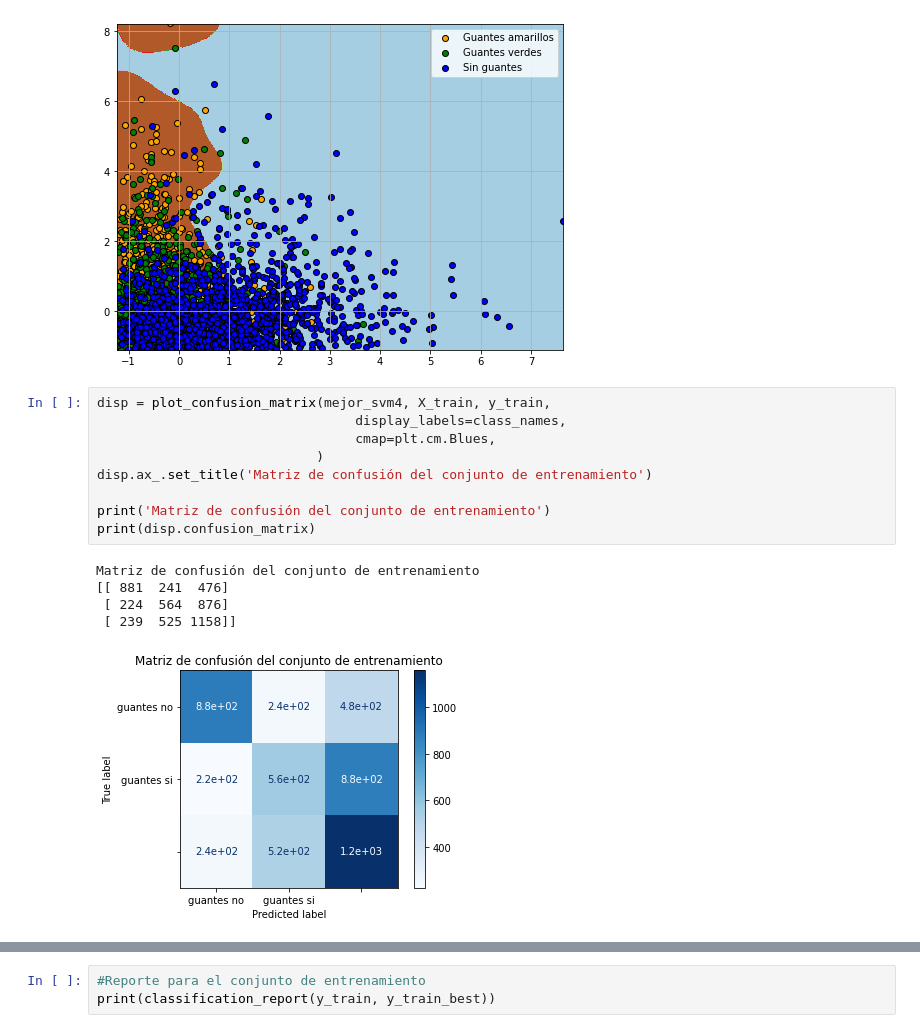
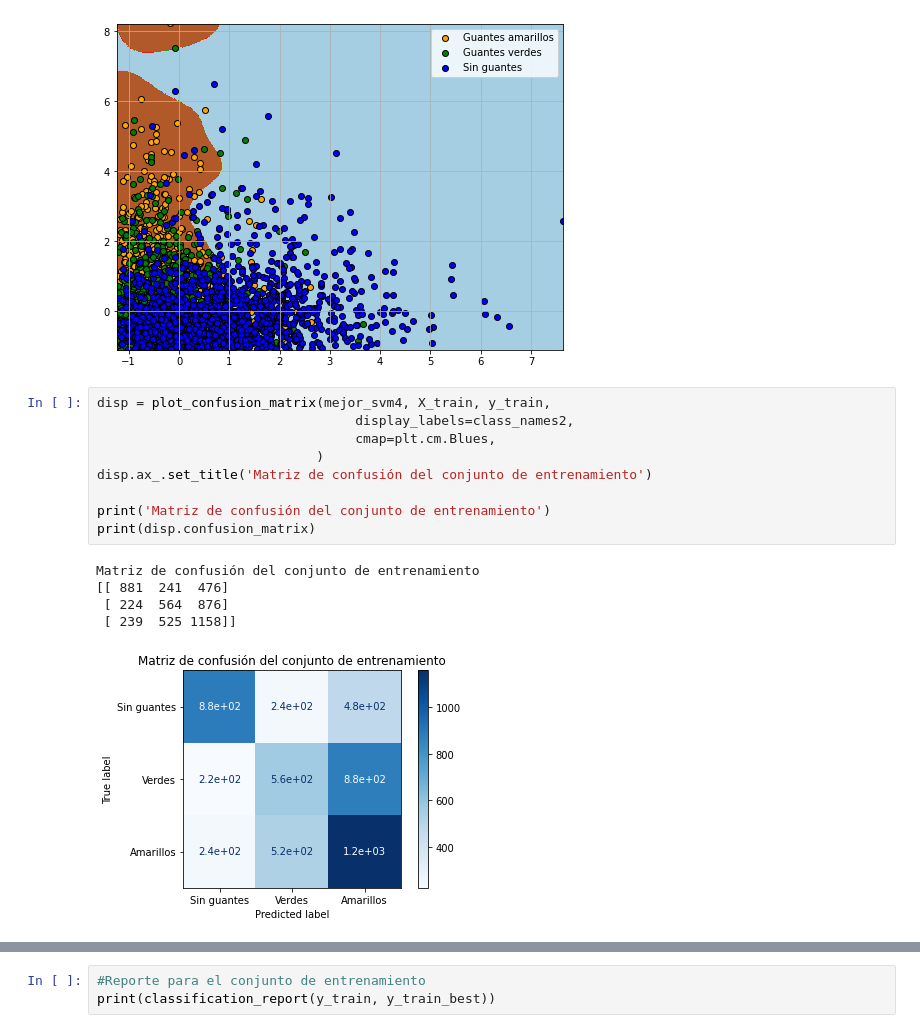
Before and after one commit to Ana1890/Deteccion-de-objetos-en-imagenes, a Jupyter notebook: Copia_de_6_Aprendizaje_Supervisado.ipynb, the cells around one changed output, grey strips where cells are left out. Drawn from its saved outputs; the diff is of its cells as text.

```diff
--- a/Copia_de_6_Aprendizaje_Supervisado.ipynb
+++ b/Copia_de_6_Aprendizaje_Supervisado.ipynb
@@ -2693,18 +2675,18 @@ plt.show()
 [figure]
 # %%
 disp = plot_confusion_matrix(mejor_svm4, X_train, y_train,
-                                 display_labels=class_names,
+                                 display_labels=class_names2,
                                  cmap=plt.cm.Blues,
                             )
 disp.ax_.set_title('Matriz de confusión del conjunto de entrenamiento')
 
 print('Matriz de confusión del conjunto de entrenamiento')
 print(disp.confusion_matrix)
 # %% [output]
 Matriz de confusión del conjunto de entrenamiento
 [[ 881  241  476]
  [ 224  564  876]
  [ 239  525 1158]]
-[figure, old version]
+[figure, new version]
 # %%
 disp = plot_confusion_matrix(mejor_svm4, X_test, y_test,
```
Also changed, not shown: parts of 19 cells of this notebook.
